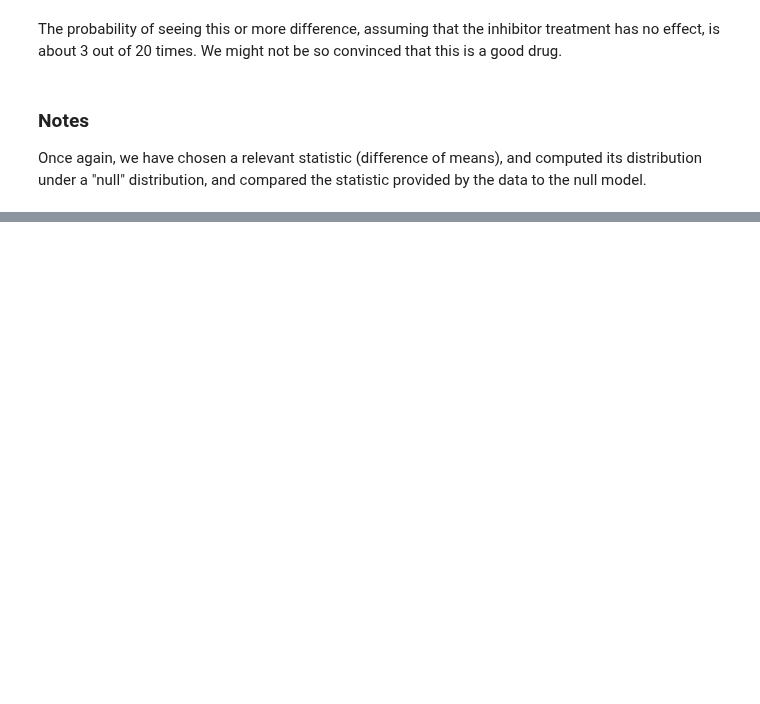
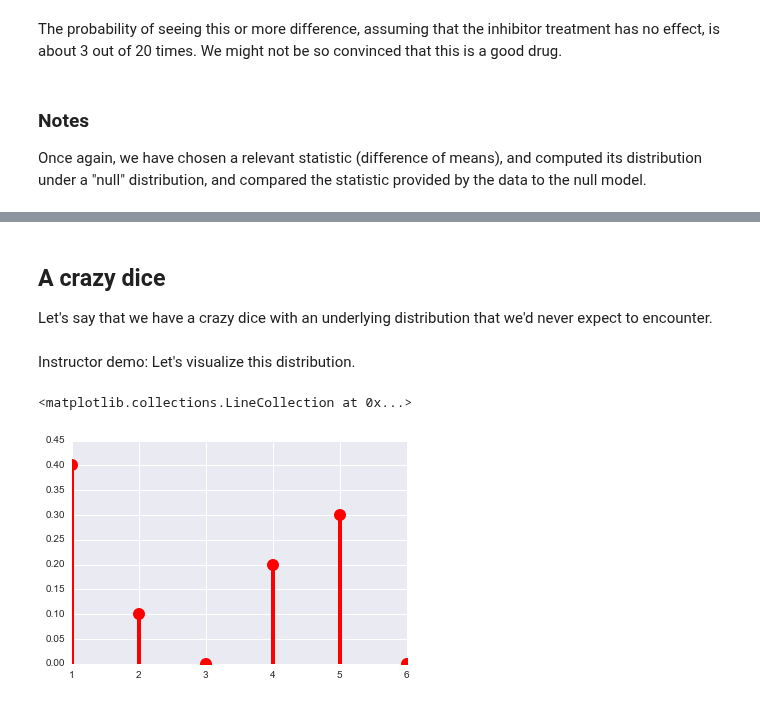
Before and after one commit to ericmjl/be-stats-iap2016, a Jupyter notebook: Inferential Statistics.ipynb, the cells around one changed output, grey strips where cells are left out. Saved outputs shown, nothing was run; the diff lists cells and outputs as text; code cells hidden in the pictures; blank space fills up the shorter version.

```diff
--- a/Inferential Statistics.ipynb
+++ b/Inferential Statistics.ipynb
@@ -294,0 +273,19 @@ mu_log:
+# %% [markdown]
+## A crazy dice
+
+Let's say that we have a crazy dice with an underlying distribution that we'd never expect to encounter.
+# %%
+xs = range(1,7)  # numbers 1 through 6
+ps = [0.4, 0.1, 0, 0.2, 0.3, 0]
+crazy_dice = rv_discrete(name='crazy_dice', values=[xs, ps])
+# %% [markdown]
+Instructor demo: Let's visualize this distribution.
+# %%
+crazy_dice.pmf(xs)
+fig = plt.figure()
+ax = fig.add_subplot(111)
+ax.plot(xs, crazy_dice.pmf(xs), 'ro', ms=12)
+ax.vlines(xs, [0]*len(xs), crazy_dice.pmf(xs), color='red', lw=4)
+# %% [output]
+<matplotlib.collections.LineCollection at 0x...>
+[figure, added]
```
Also changed, not shown: parts of 39 cells of this notebook, 1 other file.
